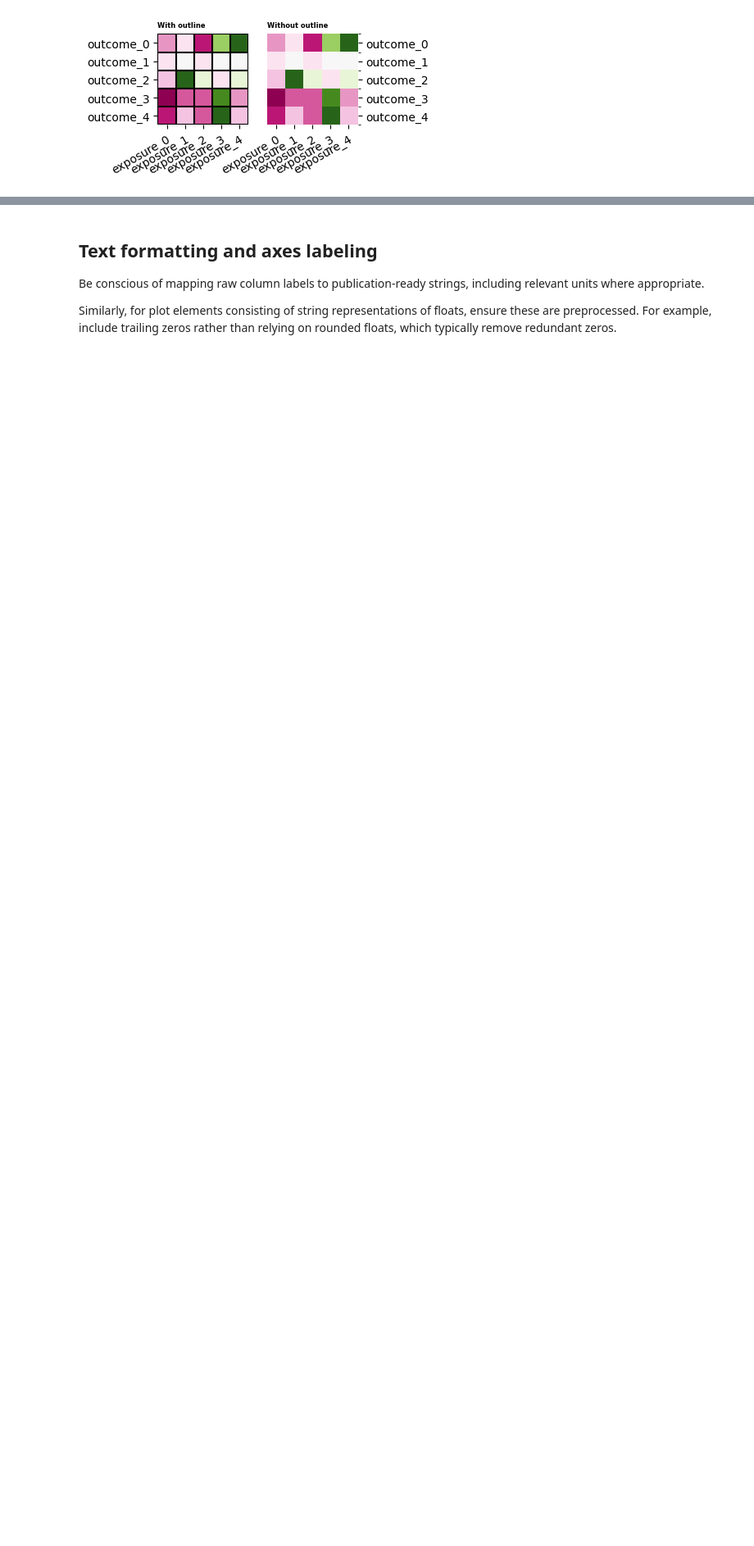
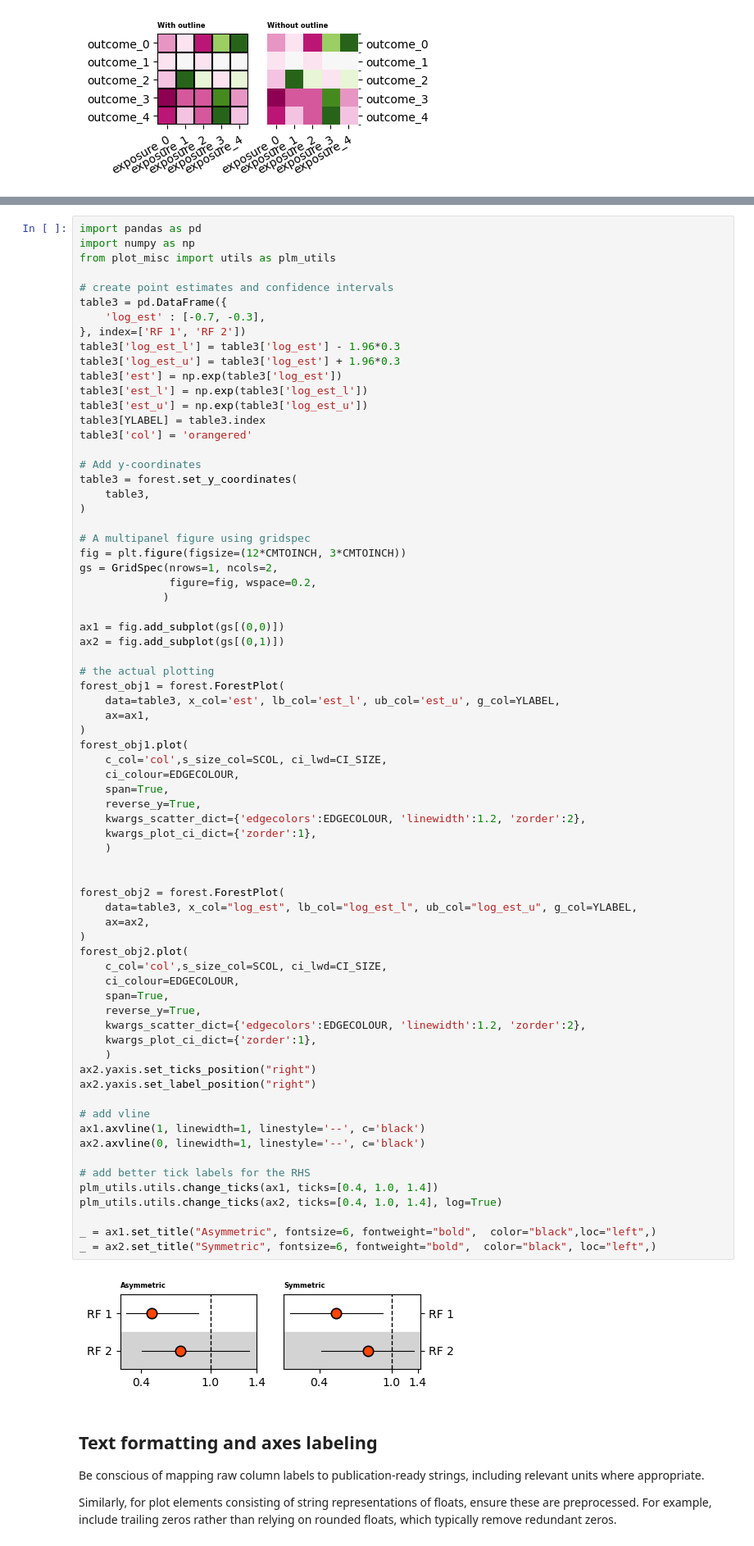
Before and after one commit to afschmidt/plot-misc, a Jupyter notebook: resources/examples/publication_ready.ipynb, the cells around one changed output, grey strips where cells are left out. Shown at 82% size. Saved outputs shown, nothing was run; the diff lists cells and outputs as text; blank space fills up the shorter version.

Commit message:
docs(publication-ready): Expaned the tutorial on tick labels and locations

```diff
--- a/resources/examples/publication_ready.ipynb
+++ b/resources/examples/publication_ready.ipynb
@@ -244,3 +243,76 @@ See below for an example using forest plots.
+# %%
+import pandas as pd
+import numpy as np
+from plot_misc import utils as plm_utils
+
+# create point estimates and confidence intervals
+table3 = pd.DataFrame({
+    'log_est' : [-0.7, -0.3],
+}, index=['RF 1', 'RF 2'])
+table3['log_est_l'] = table3['log_est'] - 1.96*0.3
+table3['log_est_u'] = table3['log_est'] + 1.96*0.3
+table3['est'] = np.exp(table3['log_est'])
+table3['est_l'] = np.exp(table3['log_est_l'])
+table3['est_u'] = np.exp(table3['log_est_u'])
+table3[YLABEL] = table3.index
+table3['col'] = 'orangered'
+
+# Add y-coordinates
+table3 = forest.set_y_coordinates(
+    table3,
+)
+
+# A multipanel figure using gridspec
+fig = plt.figure(figsize=(12*CMTOINCH, 3*CMTOINCH))
+gs = GridSpec(nrows=1, ncols=2,
+              figure=fig, wspace=0.2,
+             )
+
+ax1 = fig.add_subplot(gs[(0,0)])
+ax2 = fig.add_subplot(gs[(0,1)])
+
+# the actual plotting
+forest_obj1 = forest.ForestPlot(
+    data=table3, x_col='est', lb_col='est_l', ub_col='est_u', g_col=YLABEL,
+    ax=ax1,
+)
+forest_obj1.plot(
+    c_col='col',s_size_col=SCOL, ci_lwd=CI_SIZE,
+    ci_colour=EDGECOLOUR,
+    span=True,
+    reverse_y=True,
+    kwargs_scatter_dict={'edgecolors':EDGECOLOUR, 'linewidth':1.2, 'zorder':2},
+    kwargs_plot_ci_dict={'zorder':1},
+    )
+
+
+forest_obj2 = forest.ForestPlot(
+    data=table3, x_col="log_est", lb_col="log_est_l", ub_col="log_est_u", g_col=YLABEL,
+    ax=ax2,
+)
+forest_obj2.plot(
+    c_col='col',s_size_col=SCOL, ci_lwd=CI_SIZE,
+    ci_colour=EDGECOLOUR,
+    span=True,
+    reverse_y=True,
+    kwargs_scatter_dict={'edgecolors':EDGECOLOUR, 'linewidth':1.2, 'zorder':2},
+    kwargs_plot_ci_dict={'zorder':1},
+    )
+ax2.yaxis.set_ticks_position("right")
+ax2.yaxis.set_label_position("right")
+
+# add vline
+ax1.axvline(1, linewidth=1, linestyle='--', c='black')
+ax2.axvline(0, linewidth=1, linestyle='--', c='black')
+
+# add better tick labels for the RHS
+plm_utils.utils.change_ticks(ax1, ticks=[0.4, 1.0, 1.4])
+plm_utils.utils.change_ticks(ax2, ticks=[0.4, 1.0, 1.4], log=True)
+
+_ = ax1.set_title("Asymmetric", fontsize=6, fontweight="bold",  color="black",loc="left",)
+_ = ax2.set_title("Symmetric", fontsize=6, fontweight="bold",  color="black", loc="left",)
+# %% [output]
+[figure, added]
 # %% [markdown]
 ## Text formatting and axes labeling
 Be conscious of mapping raw column labels to publication-ready strings, including relevant units where appropriate.
```
Also changed, not shown: parts of 2 cells of this notebook.
